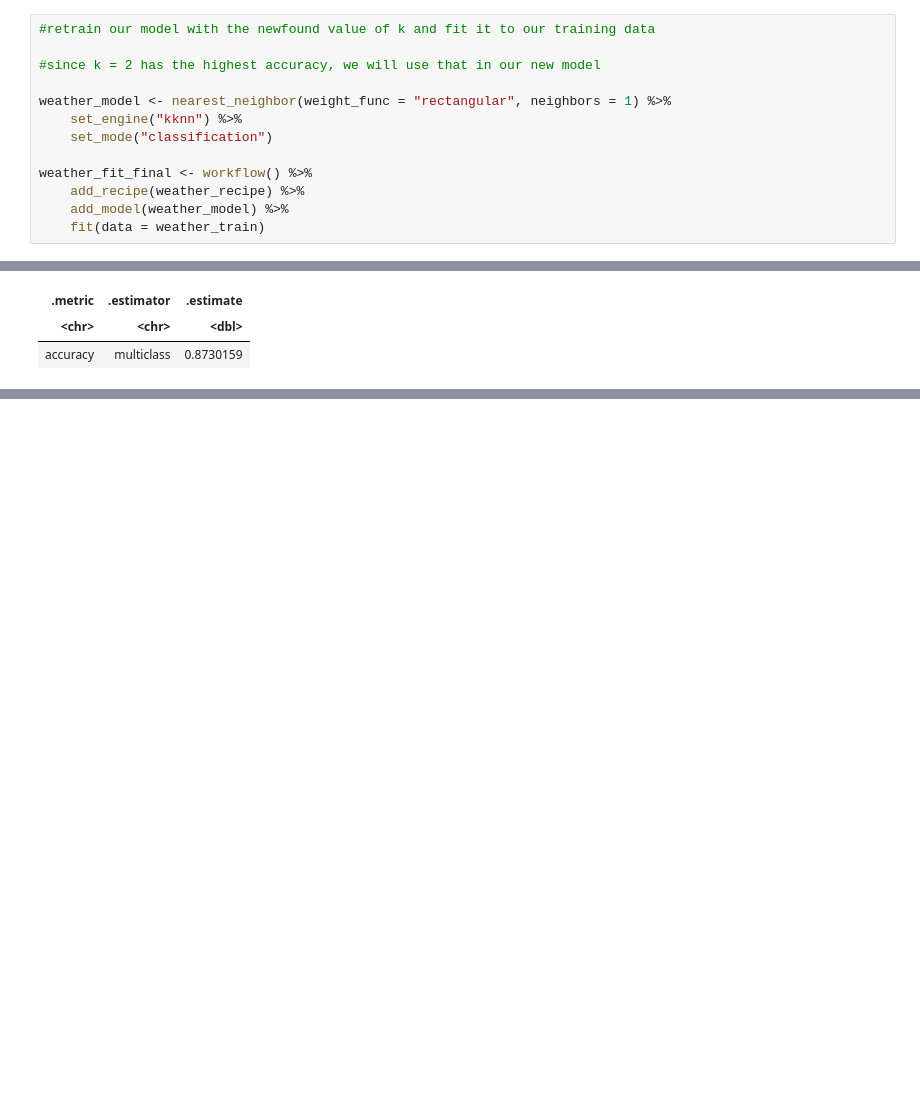
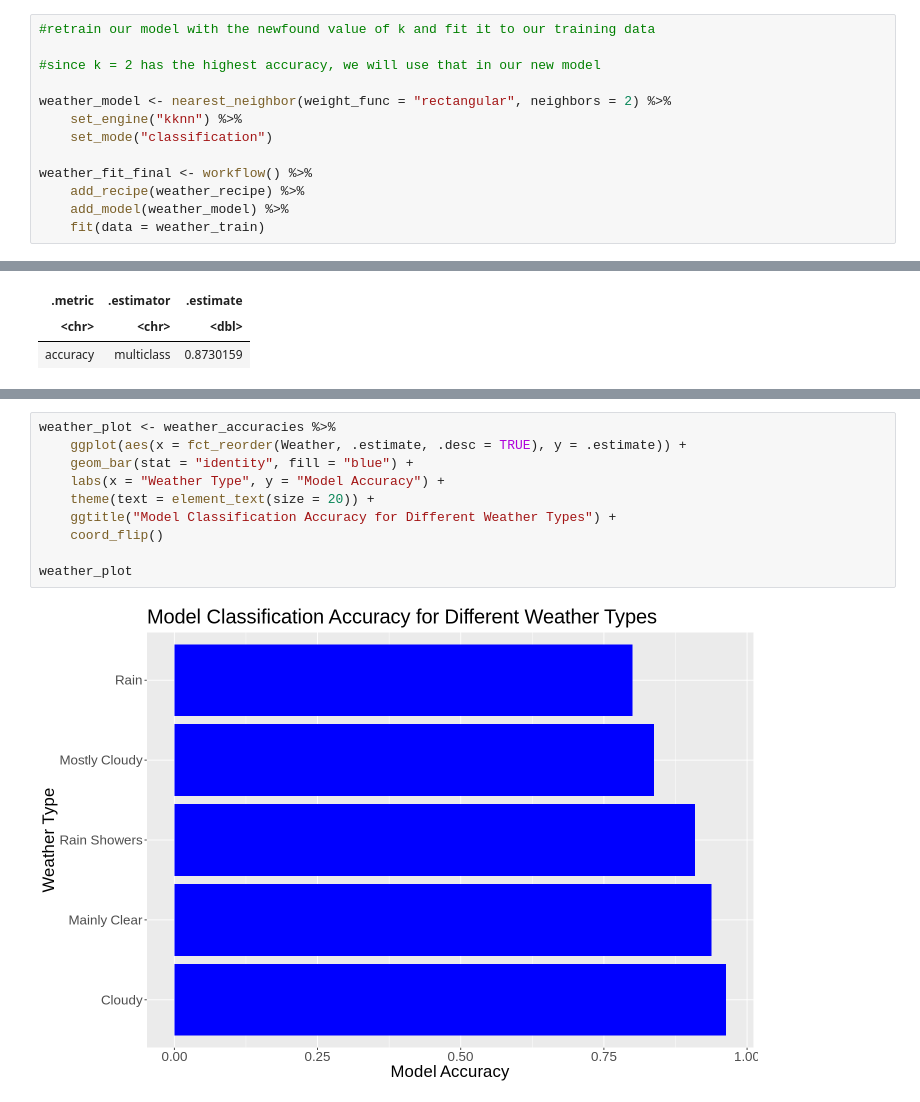
Before and after one commit to hyunseokjg/DSCI100-Group15-Project, a Jupyter notebook: Model.ipynb, the cells around one changed output, grey strips where cells are left out. Cells and saved outputs as stored; diff of their text form; blank space fills up the shorter version.

Commit message:
Created Visualization and Data Frame for Visualization

```diff
--- a/Model.ipynb
+++ b/Model.ipynb
@@ -753,7 +764,7 @@ finding_k_plot
 
 #since k = 2 has the highest accuracy, we will use that in our new model
 
-weather_model <- nearest_neighbor(weight_func = "rectangular", neighbors = 1) %>%
+weather_model <- nearest_neighbor(weight_func = "rectangular", neighbors = 2) %>%
     set_engine("kknn") %>%
     set_mode("classification")
 
@@ -797,0 +876,12 @@ A tibble: 1 × 3
+# %%
+weather_plot <- weather_accuracies %>%
+    ggplot(aes(x = fct_reorder(Weather, .estimate, .desc = TRUE), y = .estimate)) +
+    geom_bar(stat = "identity", fill = "blue") +
+    labs(x = "Weather Type", y = "Model Accuracy") +
+    theme(text = element_text(size = 20)) +
+    ggtitle("Model Classification Accuracy for Different Weather Types") +
+    coord_flip()
+
+weather_plot
+# %% [output]
+[figure, added]
```
Also changed, not shown: parts of 5 cells of this notebook.
